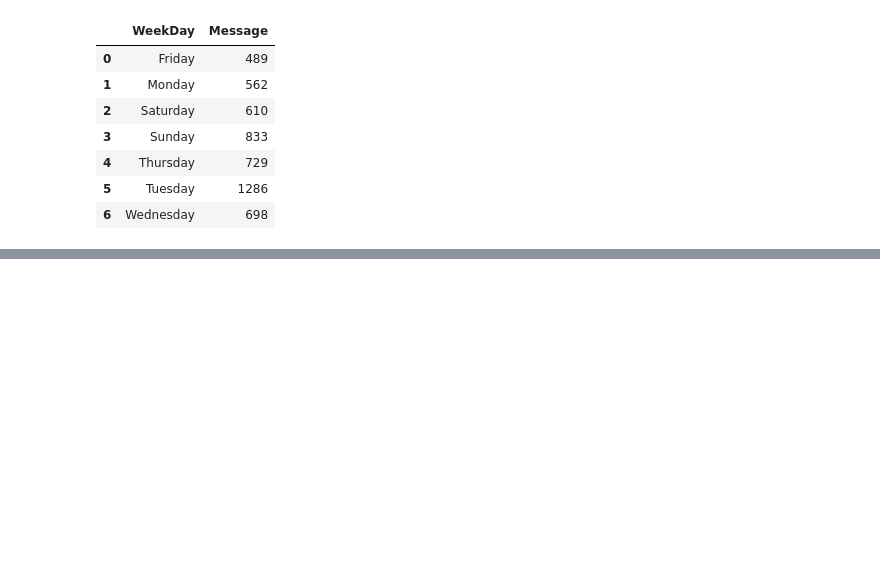
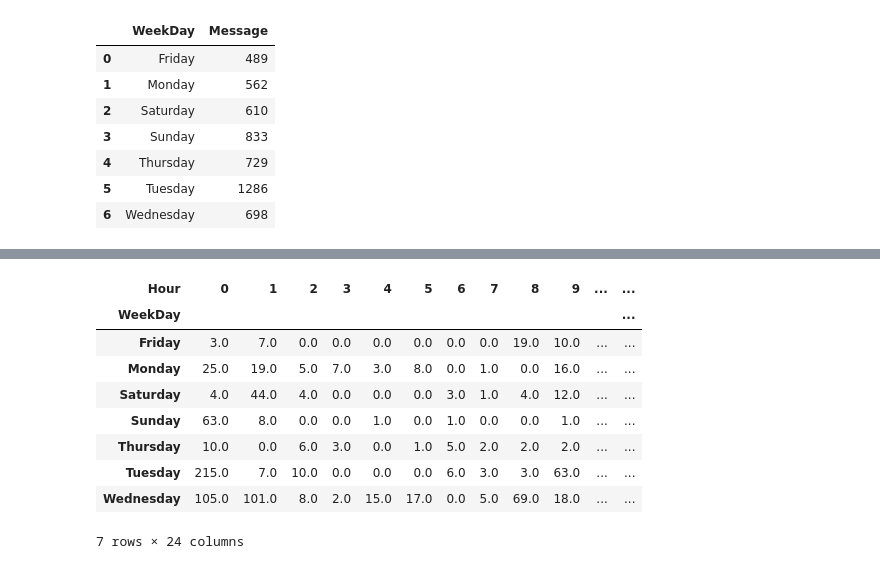
Before and after one commit to mr-ayush-agrawal/WhatsApp_Chat_Analyser, a Jupyter notebook: Analysing.ipynb, the cells around one changed output, grey strips where cells are left out. Cells and saved outputs as stored; diff of their text form; code cells hidden in the pictures; blank space fills up the shorter version.

```diff
--- a/Analysing.ipynb
+++ b/Analysing.ipynb
@@ -369,0 +379,15 @@ Data.groupby('WeekDay').count()['Message'].reset_index()
+# %%
+htmp = Data.groupby(['WeekDay','Hour']).count()['Message'].reset_index()
+htmp = htmp.pivot_table(index= 'WeekDay', columns='Hour', values='Message', fill_value=0)
+htmp
+# %% [output]
+| Hour | 0 | 1 | 2 | 3 | 4 | 5 | 6 | 7 | 8 | 9 | ... | ... |
+| WeekDay |  |  |  |  |  |  |  |  |  |  |  | ... |
+| Friday | 3.0 | 7.0 | 0.0 | 0.0 | 0.0 | 0.0 | 0.0 | 0.0 | 19.0 | 10.0 | ... | ... |
+| Monday | 25.0 | 19.0 | 5.0 | 7.0 | 3.0 | 8.0 | 0.0 | 1.0 | 0.0 | 16.0 | ... | ... |
+| Saturday | 4.0 | 44.0 | 4.0 | 0.0 | 0.0 | 0.0 | 3.0 | 1.0 | 4.0 | 12.0 | ... | ... |
+| Sunday | 63.0 | 8.0 | 0.0 | 0.0 | 1.0 | 0.0 | 1.0 | 0.0 | 0.0 | 1.0 | ... | ... |
+| Thursday | 10.0 | 0.0 | 6.0 | 3.0 | 0.0 | 1.0 | 5.0 | 2.0 | 2.0 | 2.0 | ... | ... |
+| Tuesday | 215.0 | 7.0 | 10.0 | 0.0 | 0.0 | 0.0 | 6.0 | 3.0 | 3.0 | 63.0 | ... | ... |
+| Wednesday | 105.0 | 101.0 | 8.0 | 2.0 | 15.0 | 17.0 | 0.0 | 5.0 | 69.0 | 18.0 | ... | ... |
+7 rows × 24 columns
```
Also changed, not shown: parts of 8 cells of this notebook, 2 other files.
